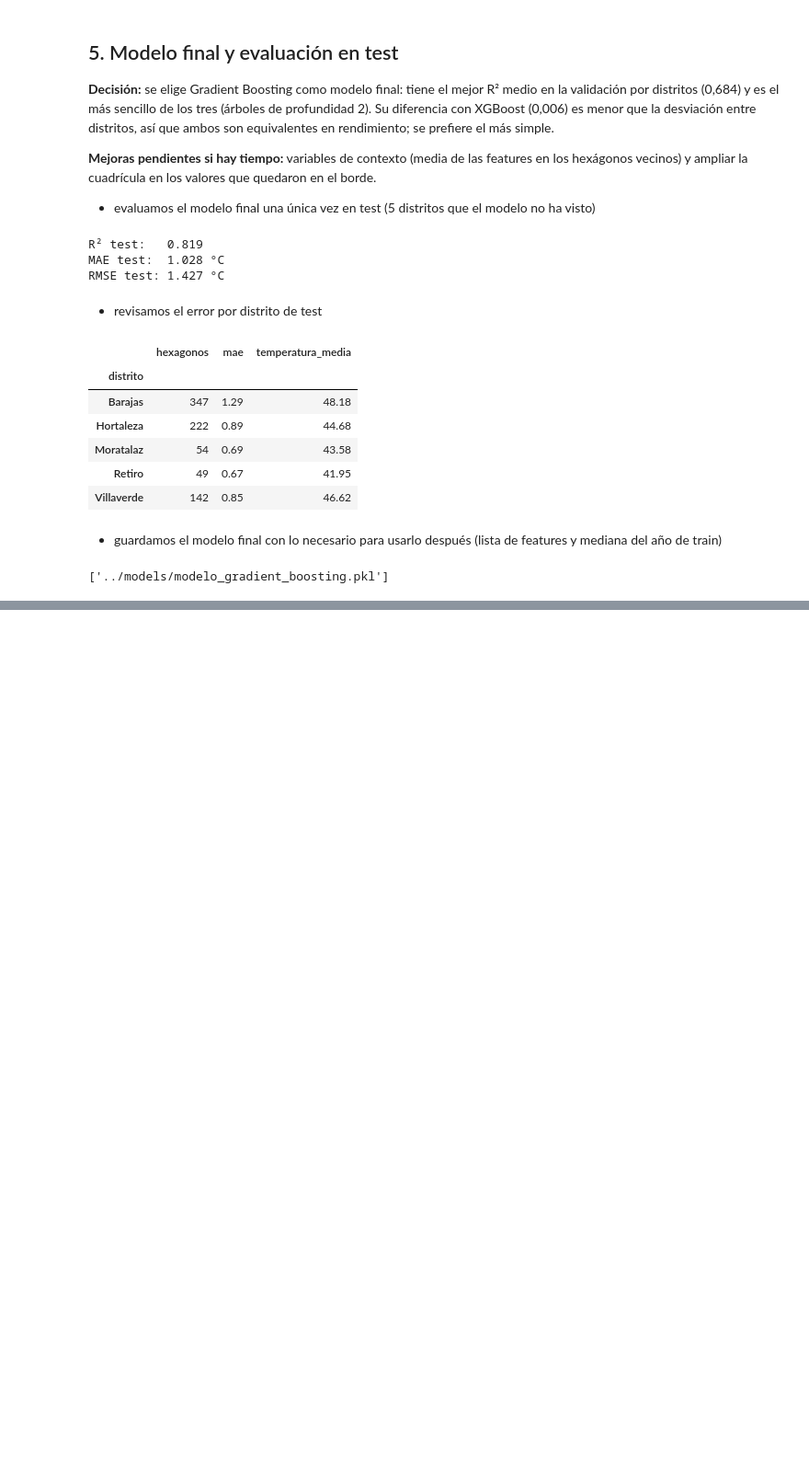
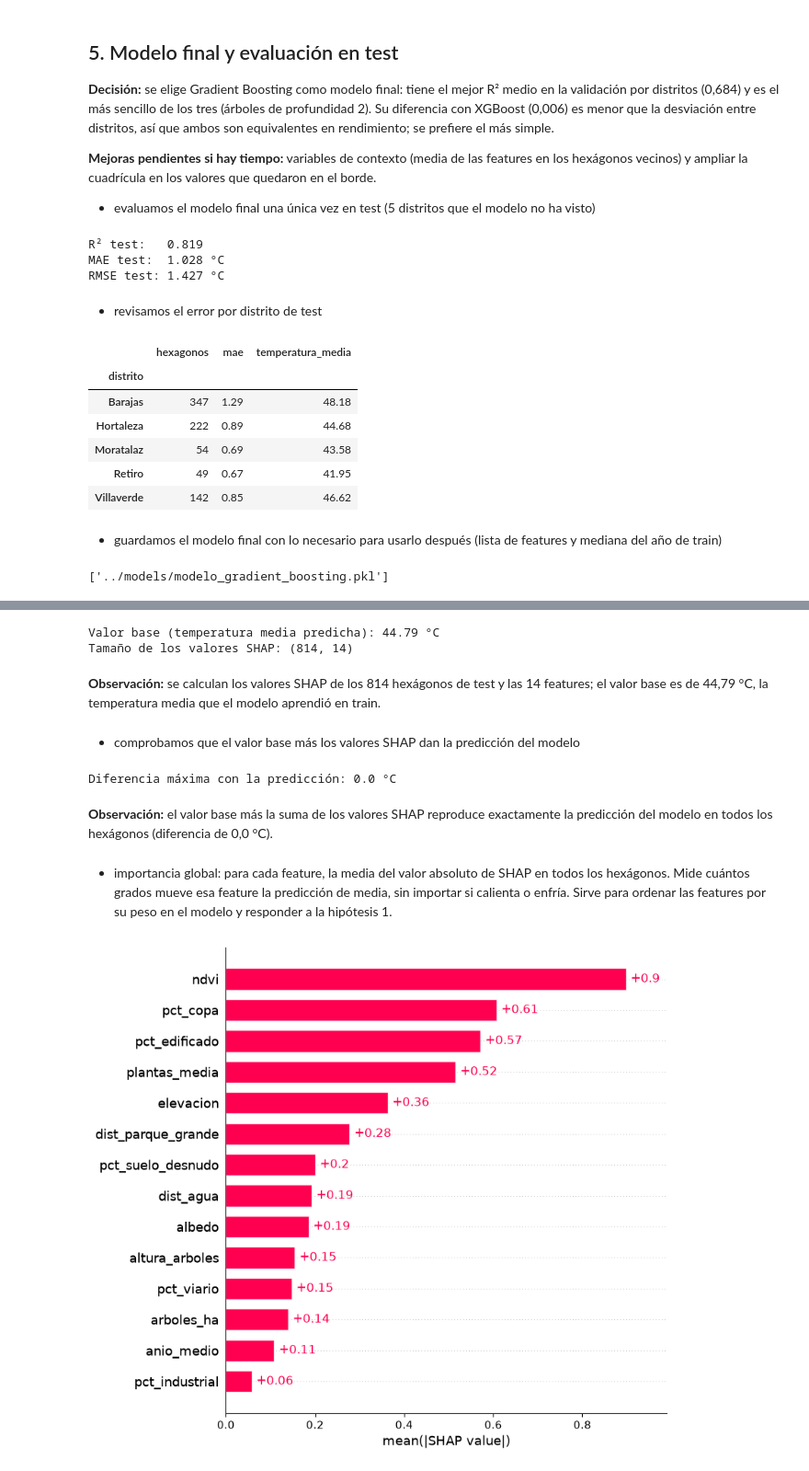
Before and after one commit to Juancarlosdelmarlostanau/calor-mayores-madrid, a Jupyter notebook: notebooks/modelo.ipynb, the cells around one changed output, grey strips where cells are left out. Shown at 92% size. Cells and saved outputs as stored; diff of their text form; code cells hidden in the pictures; blank space fills up the shorter version.

Commit message:
interpretacion del modelo elegido con el metodo SHAP

```diff
--- a/notebooks/modelo.ipynb
+++ b/notebooks/modelo.ipynb
@@ -439,0 +456,26 @@ joblib.dump(paquete_modelo, "../models/modelo_gradient_boosting.pkl")
+# %%
+explicador = shap.TreeExplainer(modelo_final)
+valores_shap = explicador(X_test)
+
+print("Valor base (temperatura media predicha):", round(float(valores_shap.base_values[0]), 2), "°C")
+print("Tamaño de los valores SHAP:", valores_shap.values.shape)
+# %% [output]
+Valor base (temperatura media predicha): 44.79 °C
+Tamaño de los valores SHAP: (814, 14)
+# %% [markdown]
+**Observación:** se calculan los valores SHAP de los 814 hexágonos de test y las 14 features; el valor base es de 44,79 °C, la temperatura media que el modelo aprendió en train.
+# %% [markdown]
+- comprobamos que el valor base más los valores SHAP dan la predicción del modelo
+# %%
+reconstruccion = valores_shap.base_values + valores_shap.values.sum(axis=1)
+print("Diferencia máxima con la predicción:", round(float(np.abs(reconstruccion - y_pred).max()), 6), "°C")
+# %% [output]
+Diferencia máxima con la predicción: 0.0 °C
+# %% [markdown]
+**Observación:** el valor base más la suma de los valores SHAP reproduce exactamente la predicción del modelo en todos los hexágonos (diferencia de 0,0 °C).
+# %% [markdown]
+- importancia global: para cada feature, la media del valor absoluto de SHAP en todos los hexágonos. Mide cuántos grados mueve esa feature la predicción de media, sin importar si calienta o enfría. Sirve para ordenar las features por su peso en el modelo y responder a la hipótesis 1.
+# %%
+shap.plots.bar(valores_shap, max_display=14)
+# %% [output]
+[figure, added]
```
Also changed, not shown: parts of 14 cells of this notebook.
